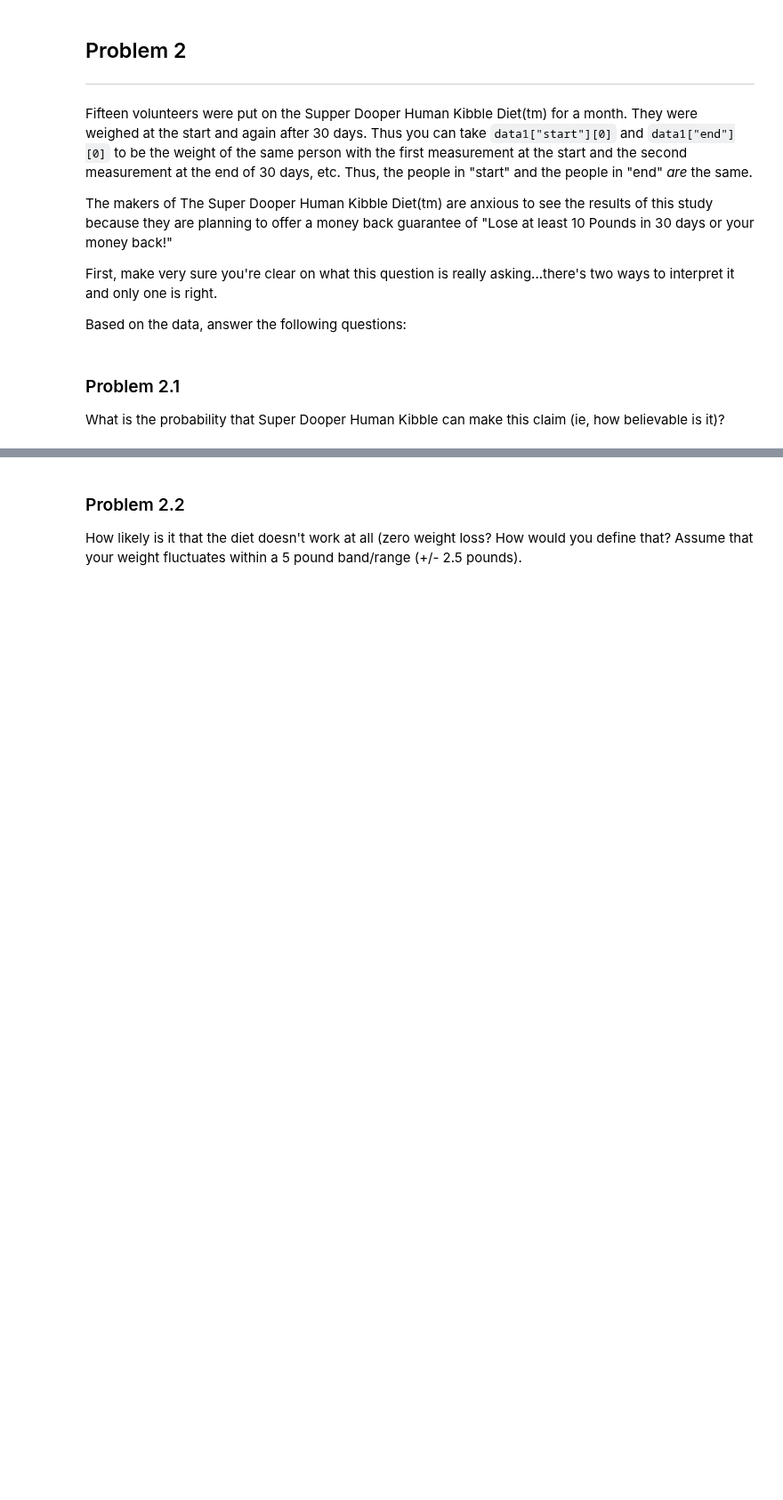
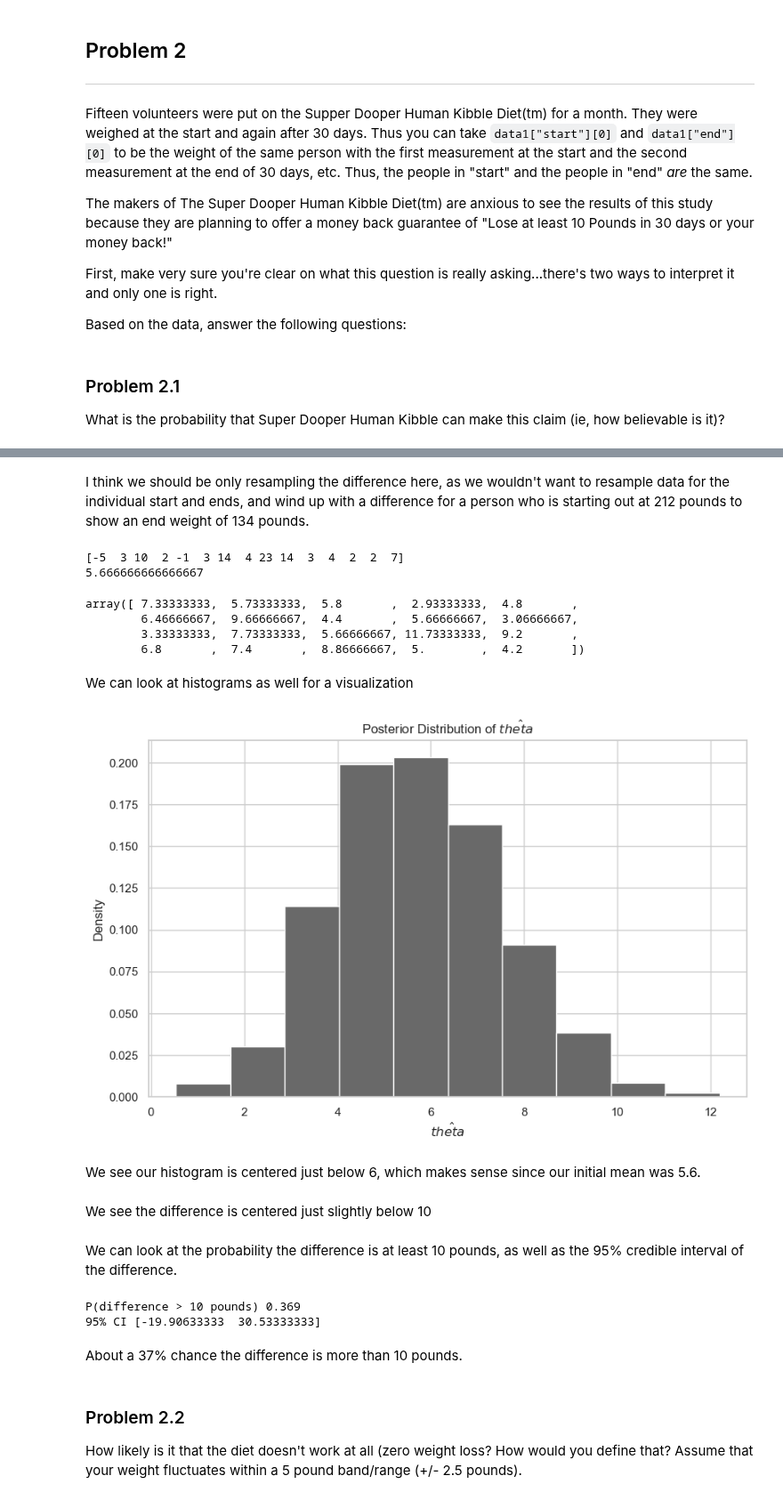
Before and after one commit to ansaridan/jhu-data-engineering-team-5, a Jupyter notebook: Problem_Set_4/Jhirsc21.ipynb, the cells around one changed output, grey strips where cells are left out. Shown at 89% size. Saved outputs shown, nothing was run; the diff lists cells and outputs as text; code cells hidden in the pictures; blank space fills up the shorter version.

```diff
--- a/Problem_Set_4/Jhirsc21.ipynb
+++ b/Problem_Set_4/Jhirsc21.ipynb
@@ -245,8 +245,8 @@ First, make very sure you're clear on what this question is really asking...ther
 Based on the data, answer the following questions:
 # %%
 data2 = {}
-data2["start"] = [129, 174, 200, 229, 205, 133, 143, 222, 161, 201, 194, 181, 185, 126, 212]
-data2["end"] = [134, 171, 190, 227, 206, 130, 129, 218, 138, 187, 191, 177, 183, 124, 205]
+data2["start"] = np.array([129, 174, 200, 229, 205, 133, 143, 222, 161, 201, 194, 181, 185, 126, 212])
+data2["end"] = np.array([134, 171, 190, 227, 206, 130, 129, 218, 138, 187, 191, 177, 183, 124, 205])
 # %% [markdown]
 ### Problem 2.1
 
@@ -254,3 +272,52 @@ What is the probability that Super Dooper Human Kibble can make this claim (ie,
+# %% [markdown]
+I think we should be only resampling the difference here, as we wouldn't want to resample data for the individual start and ends, and wind up with a difference for a person who is starting out at 212 pounds to show an end weight of 134 pounds.
+# %%
+data2['difference'] = data2['start'] - data2['end']
+print(data2['difference'])
+print(np.mean(data2['difference']))
+# %% [output]
+[-5  3 10  2 -1  3 14  4 23 14  3  4  2  2  7]
+5.666666666666667
+# %%
+np.random.seed([399207])
+
+posterior = bootstrap_sample(data2['difference'], np.mean, 1000)
+posterior[0:20]
+# %% [output]
+array([ 7.33333333,  5.73333333,  5.8       ,  2.93333333,  4.8       ,
+        6.46666667,  9.66666667,  4.4       ,  5.66666667,  3.06666667,
+        3.33333333,  7.73333333,  5.66666667, 11.73333333,  9.2       ,
+        6.8       ,  7.4       ,  8.86666667,  5.        ,  4.2       ])
+# %% [markdown]
+We can look at histograms as well for a visualization
+# %%
+figure = plt.figure(figsize=(10, 6))
+
+axes = figure.add_subplot(1, 1, 1)
+
+axes.hist(posterior, density=True, color="dimgray")
+axes.set_ylabel("Density")
+axes.set_xlabel("$\hat{theta}$")
+axes.set_title("Posterior Distribution of $\hat{theta}$")
+
+plt.show()
+plt.close()
+# %% [output]
+[figure, added]
+# %% [markdown]
+We see our histogram is centered just below 6, which makes sense since our initial mean was 5.6.
+# %% [markdown]
+We see the difference is centered just slightly below 10
+# %% [markdown]
+We can look at the probability the difference is at least 10 pounds, as well as the 95% credible interval of the difference.
+# %%
+print('P(difference > 10 pounds)', np.mean(data2['difference'] >= 10))
+print('95% CI', stats.mstats.mquantiles(data2['difference'], [0.025, 0.975]))
+# %% [output]
+P(difference > 10 pounds) 0.369
+95% CI [-19.90633333  30.53333333]
+# %% [markdown]
+About a 37% chance the difference is more than 10 pounds.
 # %% [markdown]
 ### Problem 2.2
 
```
Also changed, not shown: parts of 6 cells of this notebook.
